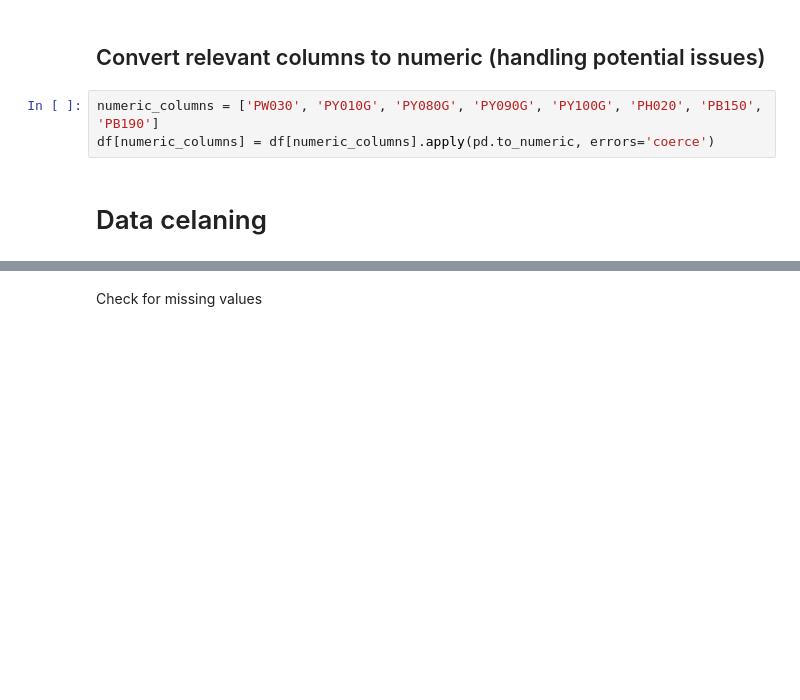
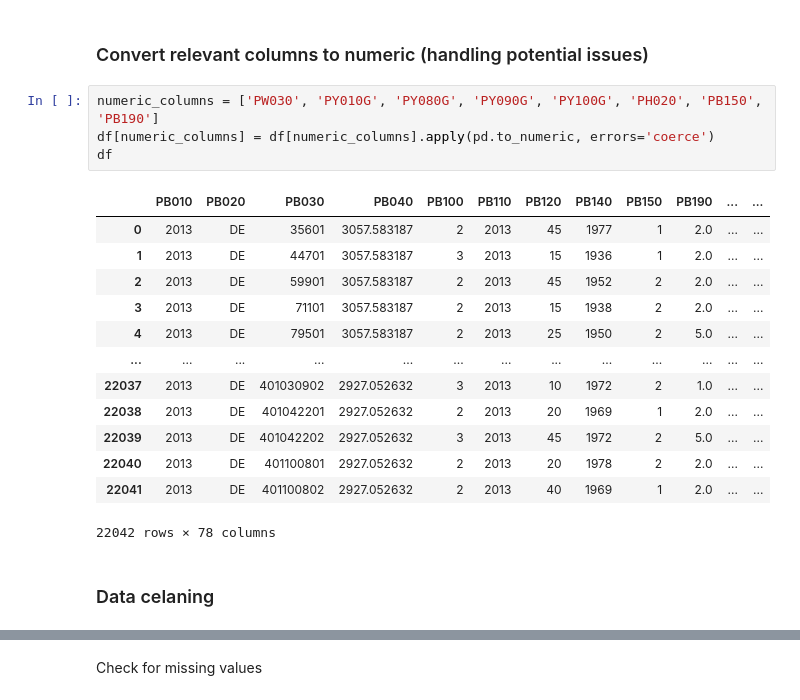
Before and after one commit to AdamWavv/microeconomics, a Jupyter notebook: preprocess.ipynb, the cells around one changed output, grey strips where cells are left out. Cells and saved outputs as stored; diff of their text form; blank space fills up the shorter version.

Commit message:
Add data analysis

```diff
--- a/preprocess.ipynb
+++ b/preprocess.ipynb
@@ -22,10 +72,25 @@ display(df.dtypes)
 # %% [markdown]
-## Convert relevant columns to numeric (handling potential issues)
+### Convert relevant columns to numeric (handling potential issues)
 # %%
 numeric_columns = ['PW030', 'PY010G', 'PY080G', 'PY090G', 'PY100G', 'PH020', 'PB150', 'PB190']
 df[numeric_columns] = df[numeric_columns].apply(pd.to_numeric, errors='coerce')
+df
+# %% [output]
+|  | PB010 | PB020 | PB030 | PB040 | PB100 | PB110 | PB120 | PB140 | PB150 | PB190 | ... | ... |
+| 0 | 2013 | DE | 35601 | 3057.583187 | 2 | 2013 | 45 | 1977 | 1 | 2.0 | ... | ... |
+| 1 | 2013 | DE | 44701 | 3057.583187 | 3 | 2013 | 15 | 1936 | 1 | 2.0 | ... | ... |
+| 2 | 2013 | DE | 59901 | 3057.583187 | 2 | 2013 | 45 | 1952 | 2 | 2.0 | ... | ... |
+| 3 | 2013 | DE | 71101 | 3057.583187 | 2 | 2013 | 15 | 1938 | 2 | 2.0 | ... | ... |
+| 4 | 2013 | DE | 79501 | 3057.583187 | 2 | 2013 | 25 | 1950 | 2 | 5.0 | ... | ... |
+| ... | ... | ... | ... | ... | ... | ... | ... | ... | ... | ... | ... | ... |
+| 22037 | 2013 | DE | 401030902 | 2927.052632 | 3 | 2013 | 10 | 1972 | 2 | 1.0 | ... | ... |
+| 22038 | 2013 | DE | 401042201 | 2927.052632 | 2 | 2013 | 20 | 1969 | 1 | 2.0 | ... | ... |
+| 22039 | 2013 | DE | 401042202 | 2927.052632 | 3 | 2013 | 45 | 1972 | 2 | 5.0 | ... | ... |
+| 22040 | 2013 | DE | 401100801 | 2927.052632 | 2 | 2013 | 20 | 1978 | 2 | 2.0 | ... | ... |
+| 22041 | 2013 | DE | 401100802 | 2927.052632 | 2 | 2013 | 40 | 1969 | 1 | 2.0 | ... | ... |
+22042 rows × 78 columns
 # %% [markdown]
-# Data celaning
+### Data celaning
 # %%
 # List of selected variables
 selected_columns = [
```
Also changed, not shown: parts of 26 cells of this notebook.
